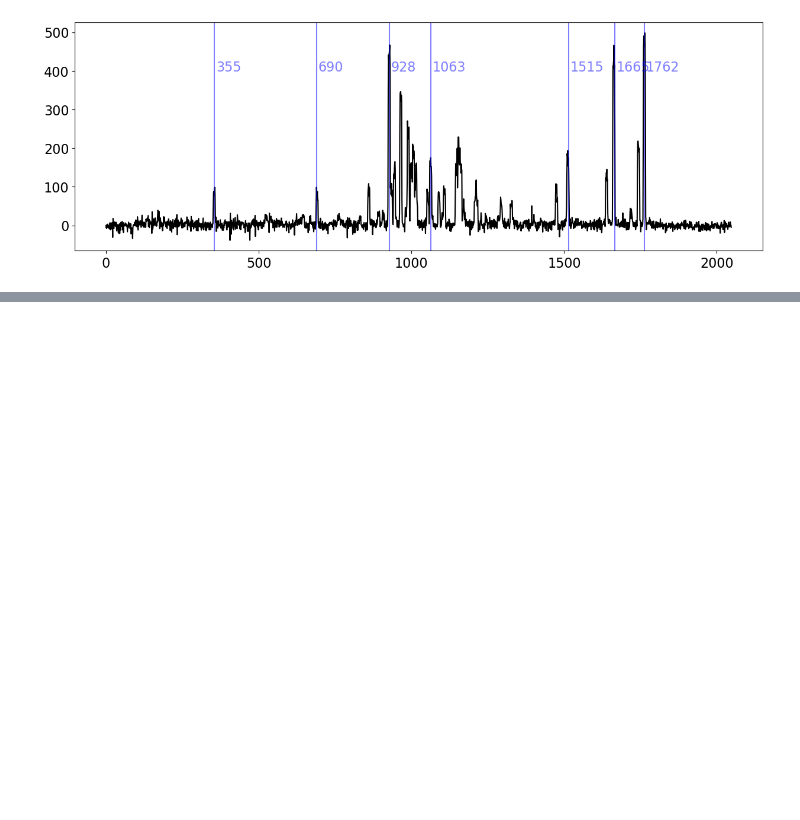
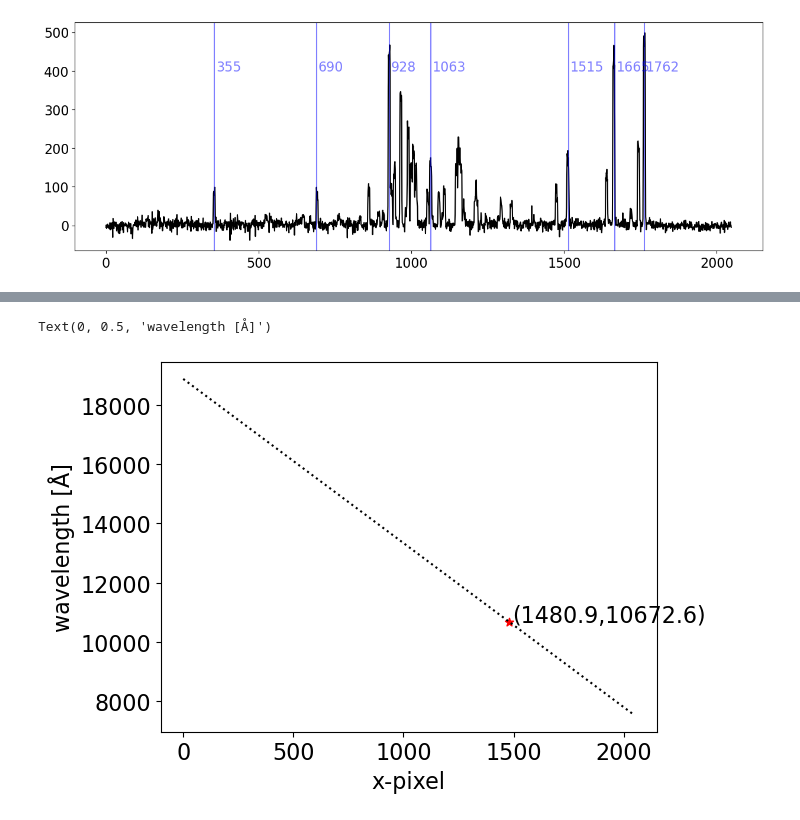
Before and after one commit to AyumiTK9/MOIRCS-reduction-temp-, a Jupyter notebook: fluxcalibration.ipynb, the cells around one changed output, grey strips where cells are left out. Cells and saved outputs as stored; diff of their text form; code cells hidden in the pictures; blank space fills up the shorter version.

```diff
--- a/fluxcalibration.ipynb
+++ b/fluxcalibration.ipynb
@@ -270,0 +341,16 @@ for pix in pix_OH:
+# %%
+x = spec_oneposi()[0]
+lam_data = a*x+b #converted array with wavelength
+y =  lam_data
+#plt.scatter(x,y,c='black')
+plt.plot(x,y,c='black',ls=':')
+lam_civ = 1549*(1+5.89)
+pix_civ = (a**-1)*(lam_civ-b)
+plt.scatter(pix_civ,lam_civ,marker='*',c='red')
+plt.text(pix_civ+10,lam_civ, f'({pix_civ:.1f},{lam_civ:.1f})')
+
+plt.xlabel('x-pixel')
+plt.ylabel('wavelength [Å]')
+# %% [output]
+Text(0, 0.5, 'wavelength [Å]')
+[figure, added]
```
Also changed, not shown: parts of 6 cells of this notebook.
